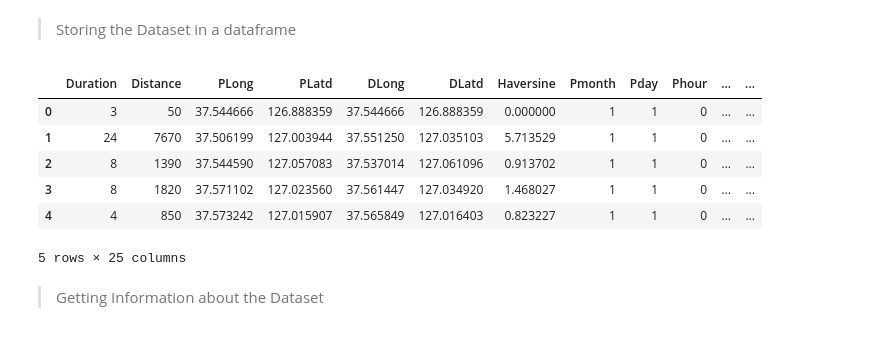
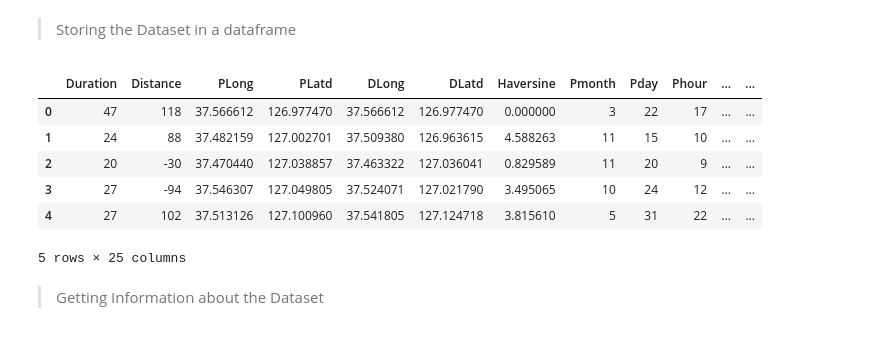
Before and after one commit to dp2292/CP01-Data-Alchemists, a Jupyter notebook: SBT_Graphs_Dhruv.ipynb, the cells around one changed output. Saved outputs shown, nothing was run; the diff lists cells and outputs as text; code cells hidden in the pictures.

```diff
--- a/SBT_Graphs_Dhruv.ipynb
+++ b/SBT_Graphs_Dhruv.ipynb
@@ -31,18 +30,45 @@ import numpy as np
 import math
 # %% [markdown]
 > Storing the Dataset in a dataframe
-# %%
-df = pd.read_csv("/content/For_modeling.csv",index_col=0)
-df = df.reset_index().drop(columns=['index'])
-df.head()
-# %% [output]
-|  | Duration | Distance | PLong | PLatd | DLong | DLatd | Haversine | Pmonth | Pday | Phour | ... | ... |
-| 0 | 3 | 50 | 37.544666 | 126.888359 | 37.544666 | 126.888359 | 0.000000 | 1 | 1 | 0 | ... | ... |
-| 1 | 24 | 7670 | 37.506199 | 127.003944 | 37.551250 | 127.035103 | 5.713529 | 1 | 1 | 0 | ... | ... |
-| 2 | 8 | 1390 | 37.544590 | 127.057083 | 37.537014 | 127.061096 | 0.913702 | 1 | 1 | 0 | ... | ... |
-| 3 | 8 | 1820 | 37.571102 | 127.023560 | 37.561447 | 127.034920 | 1.468027 | 1 | 1 | 0 | ... | ... |
-| 4 | 4 | 850 | 37.573242 | 127.015907 | 37.565849 | 127.016403 | 0.823227 | 1 | 1 | 0 | ... | ... |
-5 rows × 25 columns
+# %%
+df = pd.read_csv("/content/For_modeling.csv",
+                  dtype={
+                      'Duration': 'int8',
+                      'Distance': 'int8',
+                      'PLong': 'float32',
+                      'PLatd': 'float32',
+                      'DLong': 'float32',
+                      'Haversine':'float32',
+                      'Pmonth':'int8',
+                      'Pday':'int8',
+                      'Phour':'int8',
+                      'Pmin':'int8',
+                      'PDweek':'int8',
+                      'Dmonth':'int8',
+                      'Dday':'int8',
+                      'Dhour':'int8',
+                      'Dmin':'int8',
+                      'DDweek':'int8',
+                      'Temp':'float32',
+                      'Precip':'float32',
+                      'Wind':'float32',
+                      'Solar':'float32',
+                      'Snow':'float32',
+                      'GroundTemp':'float32',
+                      'Dust':'float32'
+                  },index_col=0
+
+                  ).sample(frac=1)
+df = df.reset_index().drop(columns=['index'])
+df.head()
+# %% [output]
+|  | Duration | Distance | PLong | PLatd | DLong | DLatd | Haversine | Pmonth | Pday | Phour | ... | ... |
+| 0 | 47 | 118 | 37.566612 | 126.977470 | 37.566612 | 126.977470 | 0.000000 | 3 | 22 | 17 | ... | ... |
+| 1 | 24 | 88 | 37.482159 | 127.002701 | 37.509380 | 126.963615 | 4.588263 | 11 | 15 | 10 | ... | ... |
+| 2 | 20 | -30 | 37.470440 | 127.038857 | 37.463322 | 127.036041 | 0.829589 | 11 | 20 | 9 | ... | ... |
+| 3 | 27 | -94 | 37.546307 | 127.049805 | 37.524071 | 127.021790 | 3.495065 | 10 | 24 | 12 | ... | ... |
+| 4 | 27 | 102 | 37.513126 | 127.100960 | 37.541805 | 127.124718 | 3.815610 | 5 | 31 | 22 | ... | ... |
+5 rows × 25 columns
 # %% [markdown]
 > Getting Information about the Dataset
 # %%
```
Also changed, not shown: parts of 17 cells of this notebook.
